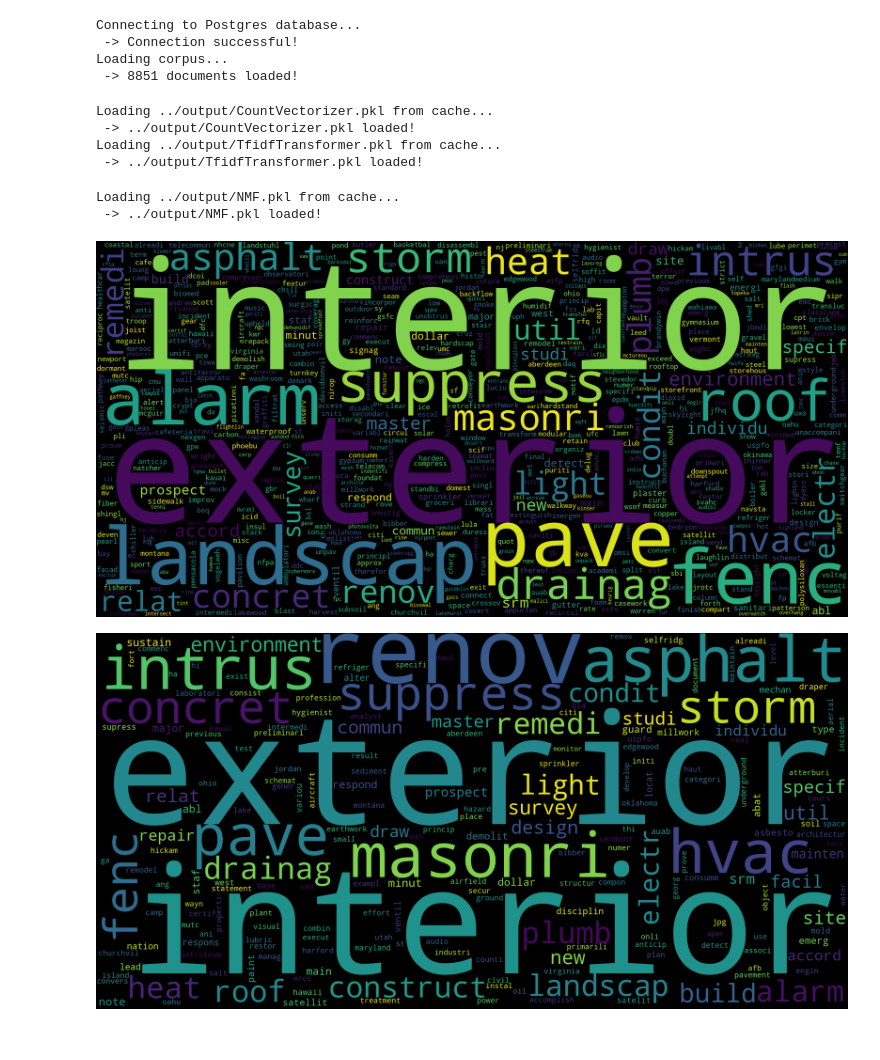
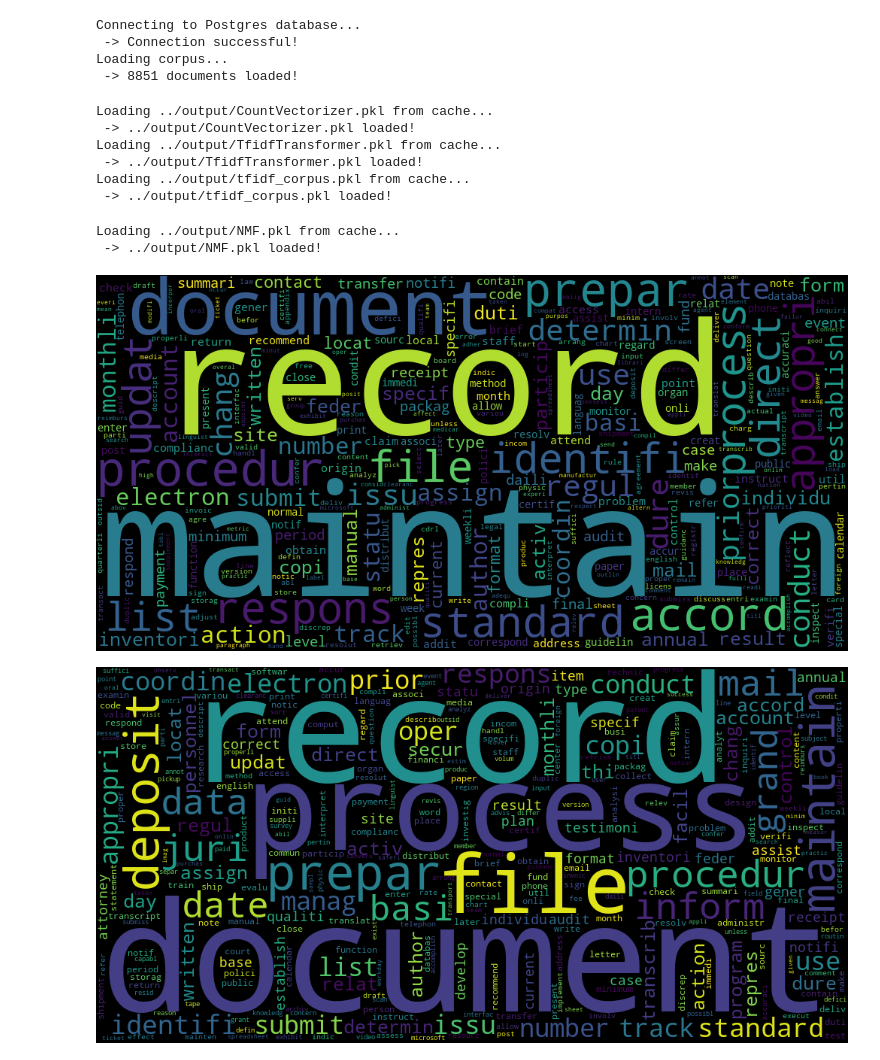
Before and after one commit to mevers303/missionmark, a Jupyter notebook: jupyter/topic_labeling.ipynb, the cells around one changed output. Saved outputs shown, nothing was run; the diff lists cells and outputs as text; code cells hidden in the pictures.

```diff
--- a/jupyter/topic_labeling.ipynb
+++ b/jupyter/topic_labeling.ipynb
@@ -29,14 +31,16 @@ Loading corpus...
  -> 8851 documents loaded!
 # %%
 tfidf = TfidfVectorizer(pickle_load("../output/CountVectorizer.pkl"), pickle_load("../output/TfidfTransformer.pkl"))
-# tfidf_corpus = pickle_load("../output/tfidf_corpus.pkl")
-tfidf_corpus = tfidf.transform(corpus)
+tfidf_corpus = pickle_load("../output/tfidf_corpus.pkl")
+# tfidf_corpus = tfidf.transform(corpus)
 vocabulary = tfidf.get_feature_names()
 # %% [output]
 Loading ../output/CountVectorizer.pkl from cache...
  -> ../output/CountVectorizer.pkl loaded!
 Loading ../output/TfidfTransformer.pkl from cache...
  -> ../output/TfidfTransformer.pkl loaded!
+Loading ../output/tfidf_corpus.pkl from cache...
+ -> ../output/tfidf_corpus.pkl loaded!
 # %%
 nmf = pickle_load("../output/NMF.pkl")
 H = nmf.components_
@@ -47,18 +51,18 @@ W_normalized = W / W_max
 Loading ../output/NMF.pkl from cache...
  -> ../output/NMF.pkl loaded!
 # %%
-topic_i = 31
+topic_i = 0
 
 display(Image(filename=f"../static/wordclouds/{topic_i}_nmf_wordcloud.png"))
 display(Image(filename=f"../static/wordclouds/{topic_i}_tfidf_wordcloud.png"))
 
 for doc, strength in get_top_10_docs(W_normalized, topic_i):
     print("*************************************************************")
     print(doc_ids[doc], "-> STRENGTH:", round(strength, 2), f"({round(W[doc, topic_i], 4)})")
-    print(summarize_doc_nmf(corpus[doc], tfidf, nmf, topic_i, n_sentences=2))
+    print(summarize_doc_nmf(corpus[doc], tfidf, nmf, topic_i, n_sentences=100))
     #print(summarize_doc(doc))
     print()
 # %% [output]
-[figure, old version]
+[figure, new version]
-[figure, old version]
+[figure, new version]
 *************************************************************
```
Also changed, not shown: parts of 4 cells of this notebook, 4 other files.
